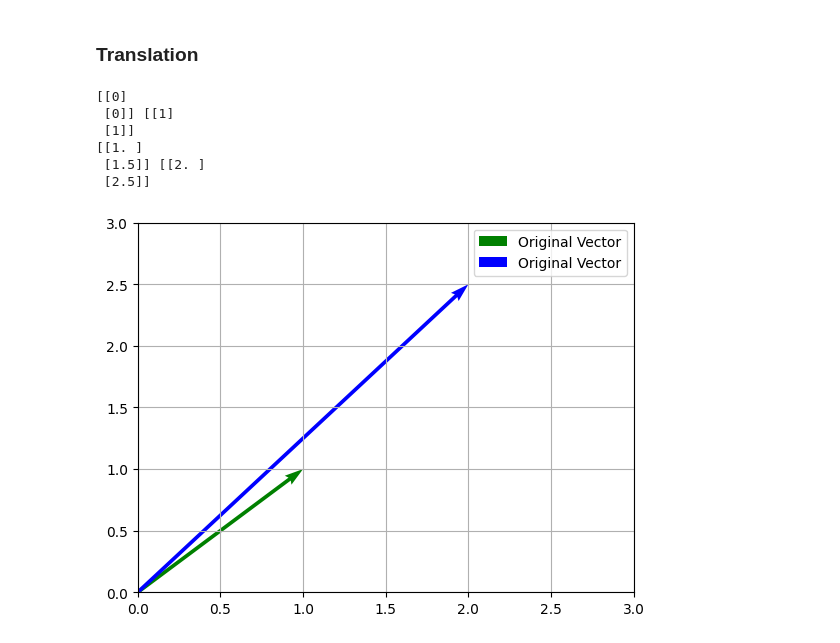
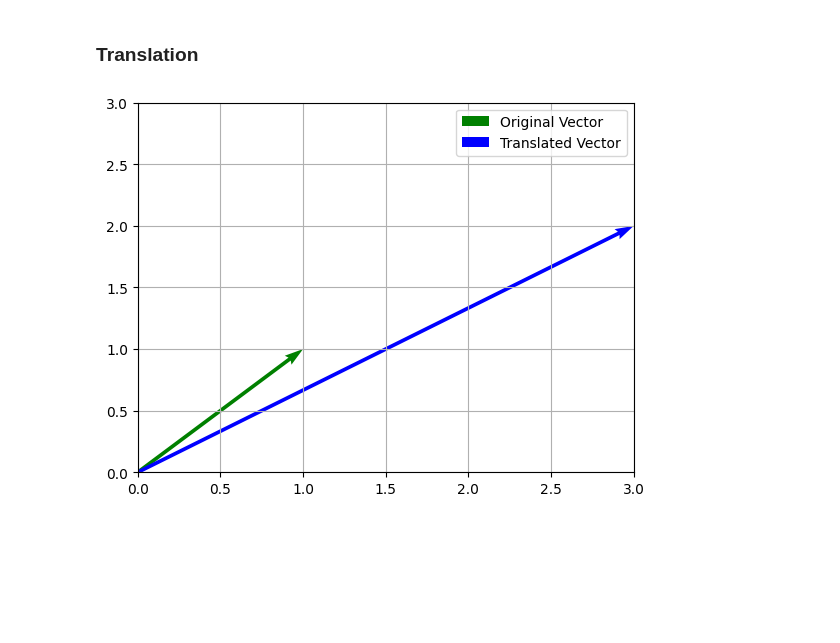
Before and after one commit to navgaur/Mathematical-Physics-III, a Jupyter notebook: Complex_UGCF.ipynb, the cells around one changed output. Saved outputs shown, nothing was run; the diff lists cells and outputs as text; code cells hidden in the pictures; blank space fills up the shorter version.

```diff
--- a/Complex_UGCF.ipynb
+++ b/Complex_UGCF.ipynb
@@ -160,42 +160,36 @@ plt.show()
 import numpy as np
 import matplotlib.pyplot as plt
 
-tx = 1
-ty = 1.5
+tx = 2
+ty = 1
 
 TMat = np.array([[tx],[ty]])
 
 x0 = np.array([[0],[0]])
 x1 = np.array([[1],[1]])
 
 x0p = np.add(x0,TMat)
 x1p = np.add(x1,TMat)
 
-print(x0,x1)
-print(x0p,x1p)
+#print(x0,x1)
+#print(x0p,x1p)
 
 plt.xlim((0,3))
 plt.ylim((0,3))
 plt.grid()
 
 
 plt.quiver(x0[0],x0[1],x1[0],x1[1],\
         color='g',angles='xy',\
         scale_units='xy',scale=1,\
         label ='Original Vector')
 
 plt.quiver(x0[0],x0[1],x1p[0],x1p[1],\
         color='b', angles='xy',
         scale_units='xy', scale=1,\
-        label ='Original Vector')
+        label ='Translated Vector')
 
 plt.legend()
 plt.show()
 # %% [output]
-[[0]
- [0]] [[1]
- [1]]
-[[1. ]
- [1.5]] [[2. ]
- [2.5]]
-[figure, old version]
+[figure, new version]
```
Also changed, not shown: parts of 6 cells of this notebook.
